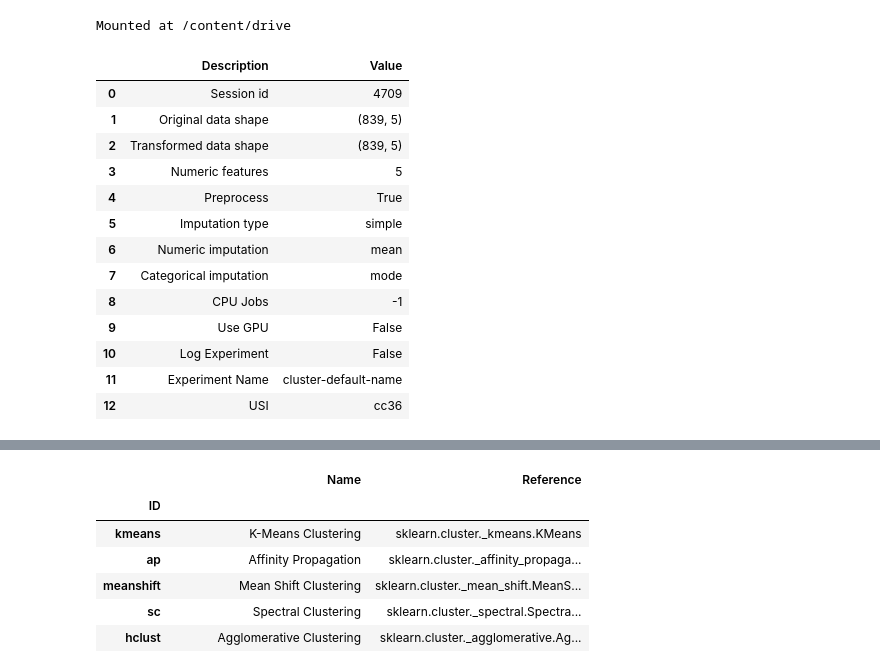
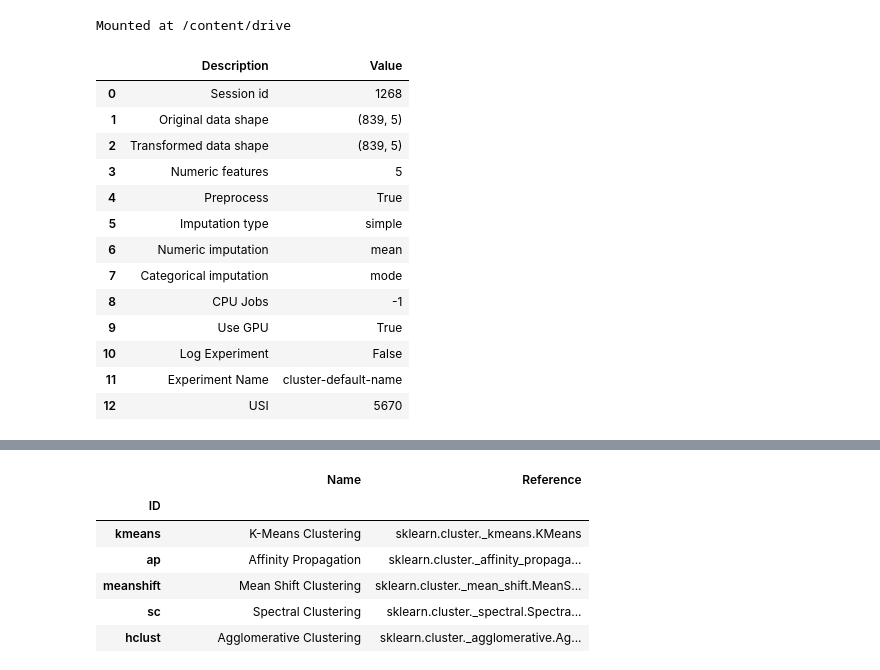
Before and after one commit to Praneeth-18/DataMining2, a Jupyter notebook: Clustering.ipynb, the cells around one changed output, grey strips where cells are left out. Cells and saved outputs as stored; diff of their text form; code cells hidden in the pictures.

```diff
--- a/Clustering.ipynb
+++ b/Clustering.ipynb
@@ -12,10 +12,10 @@ df = pd.read_csv(path)
 # %%
 from pycaret.clustering import *
 # %%
-se = setup(df)
+se = setup(df, use_gpu = True)
 # %% [output]
 |  | Description | Value |
-| 0 | Session id | 4709 |
+| 0 | Session id | 1268 |
 | 1 | Original data shape | (839, 5) |
 | 2 | Transformed data shape | (839, 5) |
 | 3 | Numeric features | 5 |
@@ -24,10 +24,10 @@ se = setup(df)
 | 6 | Numeric imputation | mean |
 | 7 | Categorical imputation | mode |
 | 8 | CPU Jobs | -1 |
-| 9 | Use GPU | False |
+| 9 | Use GPU | True |
 | 10 | Log Experiment | False |
 | 11 | Experiment Name | cluster-default-name |
-| 12 | USI | cc36 |
+| 12 | USI | 5670 |
 # %%
 kmeans = create_model('kmeans', num_clusters = 4)
 # %% [output]
```
